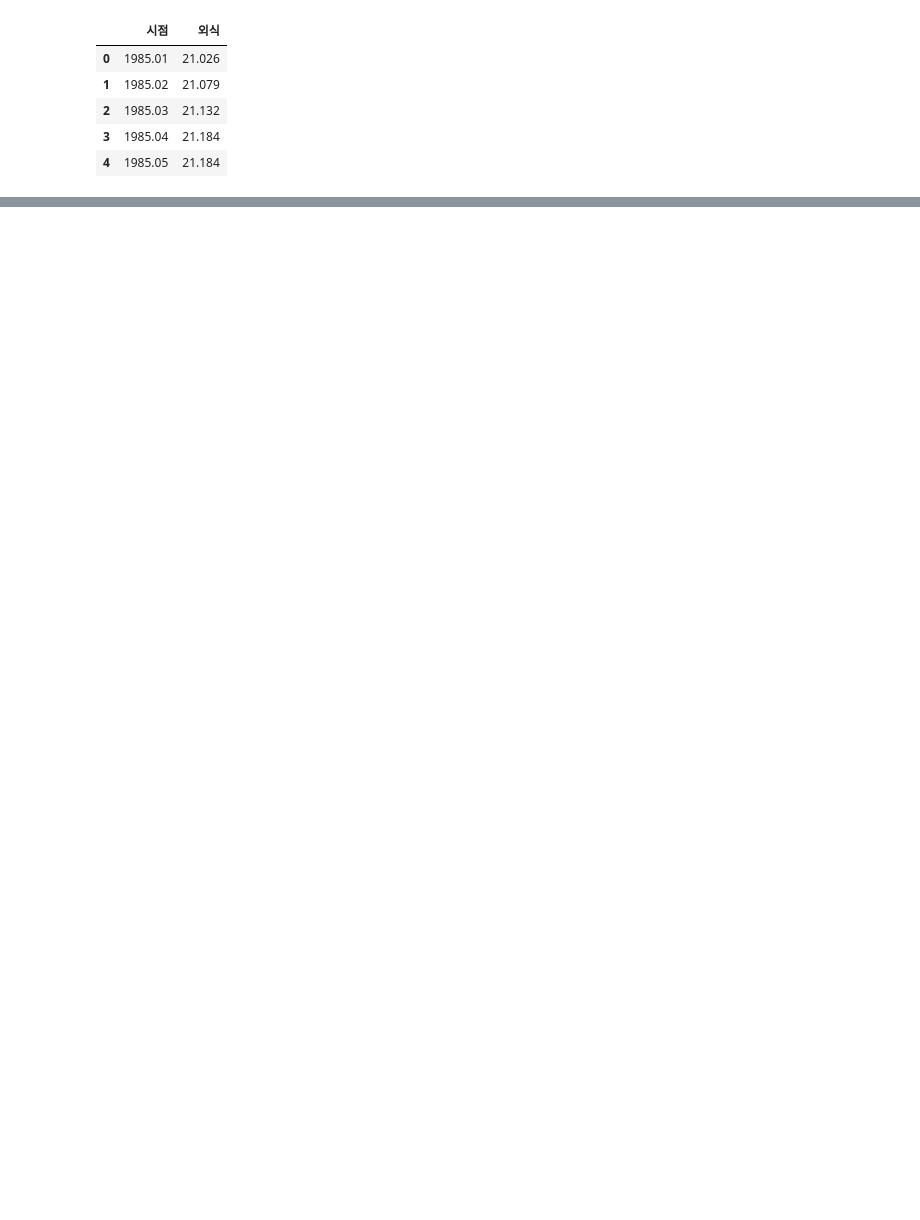
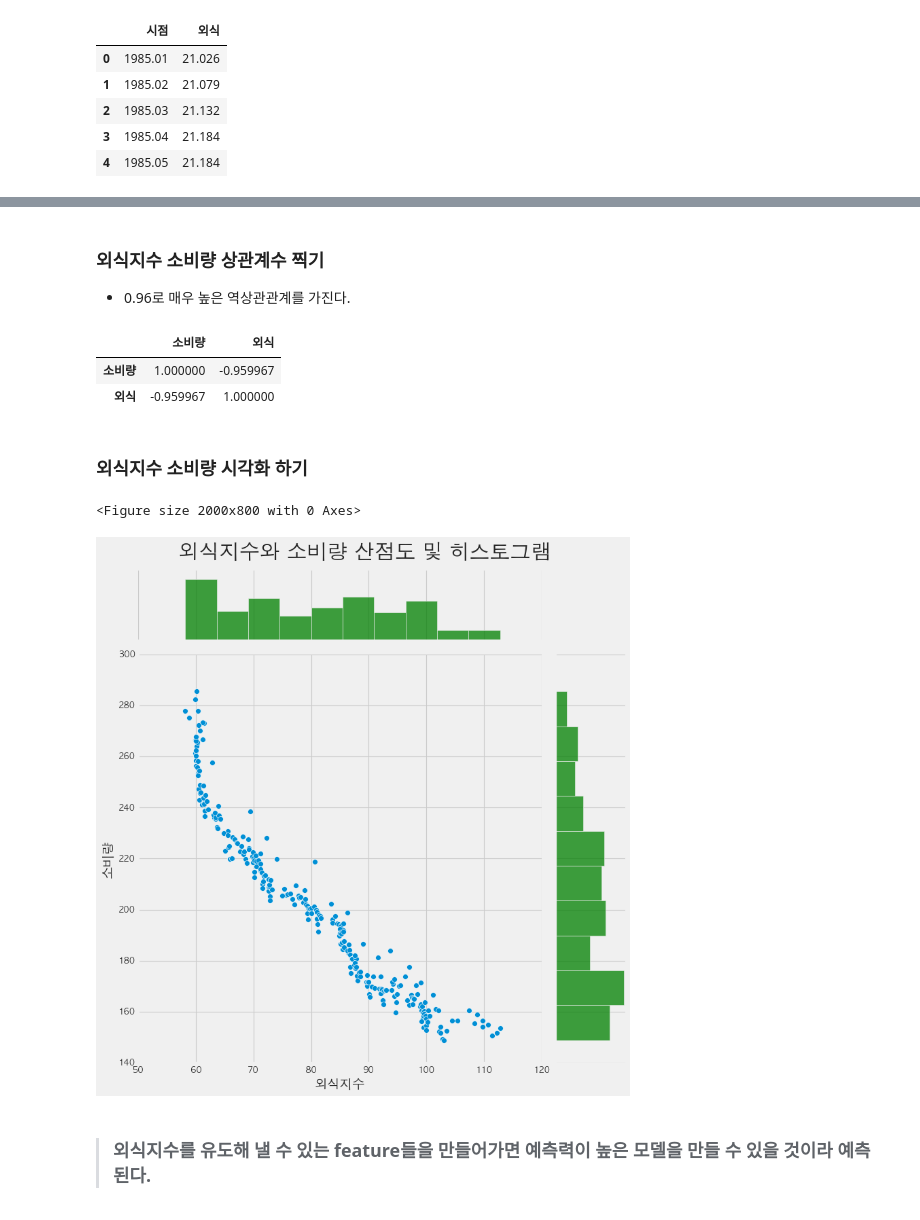
Before and after one commit to SunHyongKwon/SeongYeon, a Jupyter notebook: Data Analysis/03.외식지수 feature 정제.ipynb, the cells around one changed output, grey strips where cells are left out. Saved outputs shown, nothing was run; the diff lists cells and outputs as text; code cells hidden in the pictures; blank space fills up the shorter version.

Commit message:
[add] data 분석

```diff
--- a/Data Analysis/03.외식지수 feature 정제.ipynb
+++ b/Data Analysis/03.외식지수 feature 정제.ipynb
@@ -3,0 +9,13 @@ import numpy as np
+# %%
+plt.rcParams['axes.unicode_minus'] = False
+
+if platform.system() == 'Darwin':
+    rc('font', family='AppleGothic') # os가 macos
+elif platform.system() == 'Windows':
+    path = 'c:/Windows/Fonts/malgun.ttf' # os가 windows
+    font_name = font_manager.FontProperties(fname=path).get_name()
+    rc('font', family=font_name)
+else:
+    print("Unknown System")
+
+warnings.filterwarnings('ignore')
@@ -83,0 +75,37 @@ lr.score(x_test,y_test)
+# %% [markdown]
+### 외식지수 소비량 상관계수 찍기
+- 0.96로 매우 높은 역상관관계를 가진다.
+# %%
+df[['소비량','외식']].corr()
+# %% [output]
+|  | 소비량 | 외식 |
+| 소비량 | 1.000000 | -0.959967 |
+| 외식 | -0.959967 | 1.000000 |
+# %% [markdown]
+### 외식지수 소비량 시각화 하기
+# %%
+plt.style.use('fivethirtyeight')
+plt.figure(figsize=(25,10))
+
+j1 = sns.jointplot(
+	x = '외식',
+	y = '소비량',
+	data = df,
+    height=10,
+    marginal_kws={'color': 'green'},
+    s = 50
+)
+
+j1.fig.suptitle(
+    '외식지수와 소비량 산점도 및 히스토그램', y=1.03, fontsize = 27
+)
+
+plt.savefig('./Plot/외식지수 와 소비량 산점도.jpg')
+plt.xlabel('외식지수')
+
+plt.show()
+# %% [output]
+<Figure size 2000x800 with 0 Axes>
+[figure, added]
+# %% [markdown]
+> ### 외식지수를 유도해 낼 수 있는 feature들을 만들어가면 예측력이 높은 모델을 만들 수 있을 것이라 예측 된다.
```
Also changed, not shown: parts of 10 cells of this notebook, 14 other files.
